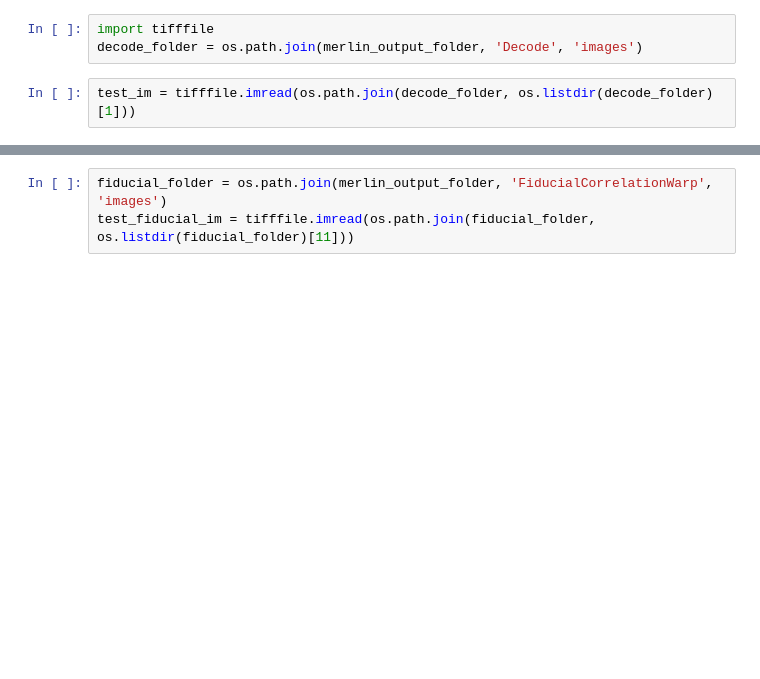
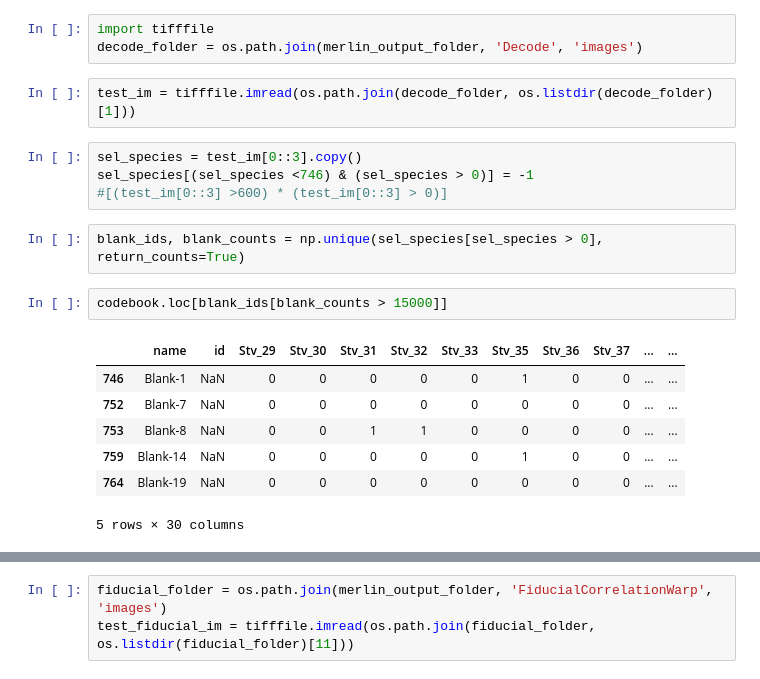
Before and after one commit to zhengpuas47/Weissman_MERFISH_Scripts, a Jupyter notebook: MERFISH_postanalysis/20230622-Interpret_decoded.ipynb, the cells around one changed output, grey strips where cells are left out. Saved outputs shown, nothing was run; the diff lists cells and outputs as text; blank space fills up the shorter version.

```diff
--- a/MERFISH_postanalysis/20230622-Interpret_decoded.ipynb
+++ b/MERFISH_postanalysis/20230622-Interpret_decoded.ipynb
@@ -75,3 +99,19 @@ import tifffile
 decode_folder = os.path.join(merlin_output_folder, 'Decode', 'images')
 # %%
 test_im = tifffile.imread(os.path.join(decode_folder, os.listdir(decode_folder)[1]))
+# %%
+sel_species = test_im[0::3].copy()
+sel_species[(sel_species <746) & (sel_species > 0)] = -1
+#[(test_im[0::3] >600) * (test_im[0::3] > 0)]
+# %%
+blank_ids, blank_counts = np.unique(sel_species[sel_species > 0], return_counts=True)
+# %%
+codebook.loc[blank_ids[blank_counts > 15000]]
+# %% [output]
+|  | name | id | Stv_29 | Stv_30 | Stv_31 | Stv_32 | Stv_33 | Stv_35 | Stv_36 | Stv_37 | ... | ... |
+| 746 | Blank-1 | NaN | 0 | 0 | 0 | 0 | 0 | 1 | 0 | 0 | ... | ... |
+| 752 | Blank-7 | NaN | 0 | 0 | 0 | 0 | 0 | 0 | 0 | 0 | ... | ... |
+| 753 | Blank-8 | NaN | 0 | 0 | 1 | 1 | 0 | 0 | 0 | 0 | ... | ... |
+| 759 | Blank-14 | NaN | 0 | 0 | 0 | 0 | 0 | 1 | 0 | 0 | ... | ... |
+| 764 | Blank-19 | NaN | 0 | 0 | 0 | 0 | 0 | 0 | 0 | 0 | ... | ... |
+5 rows × 30 columns
```
Also changed, not shown: parts of 13 cells of this notebook, 4 other files.
